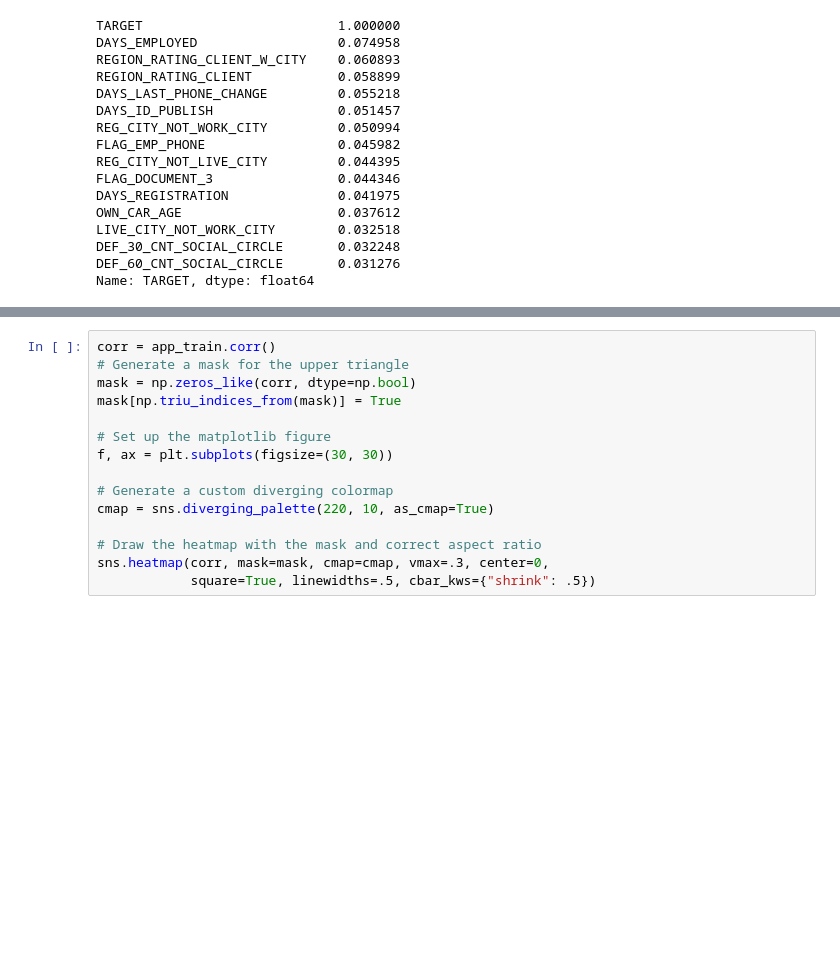
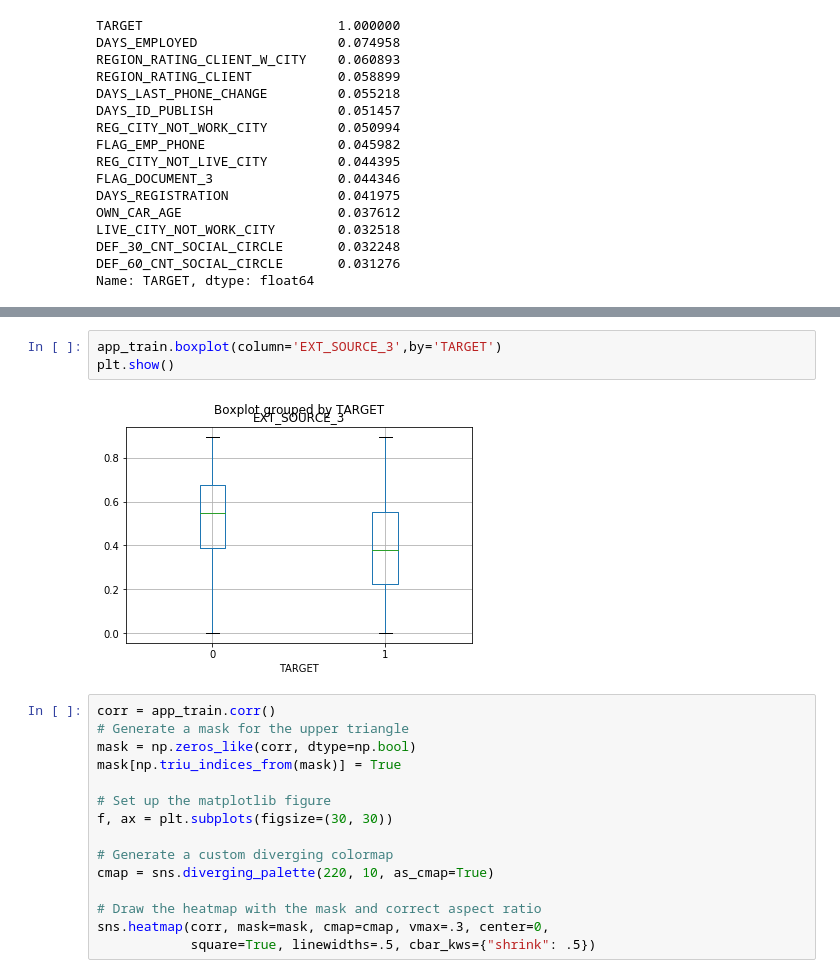
Before and after one commit to jasonliu1990/2nd-ML100Days, a Jupyter notebook: homework/Day_010_HW.ipynb, the cells around one changed output, grey strips where cells are left out. Cells and saved outputs as stored; diff of their text form; blank space fills up the shorter version.

```diff
--- a/homework/Day_010_HW.ipynb
+++ b/homework/Day_010_HW.ipynb
@@ -137,3 +141,8 @@ plt.show()
+# %%
+app_train.boxplot(column='EXT_SOURCE_3',by='TARGET')
+plt.show()
+# %% [output]
+[figure, added]
 # %%
 corr = app_train.corr()
 # Generate a mask for the upper triangle
```
Also changed, not shown: parts of 5 cells of this notebook.
